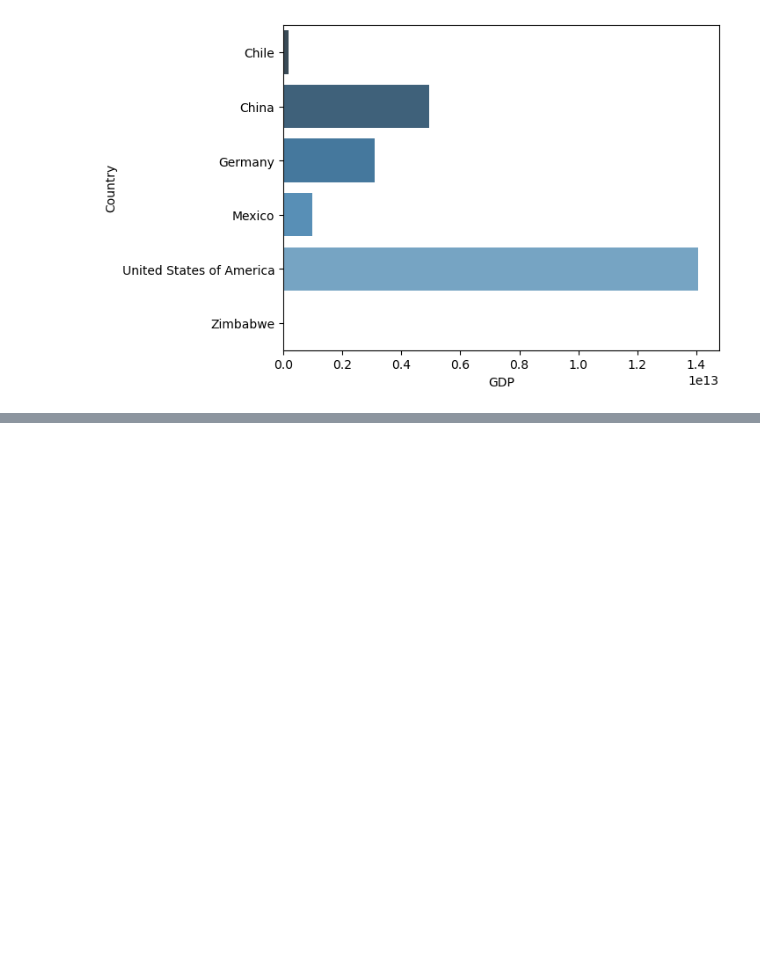
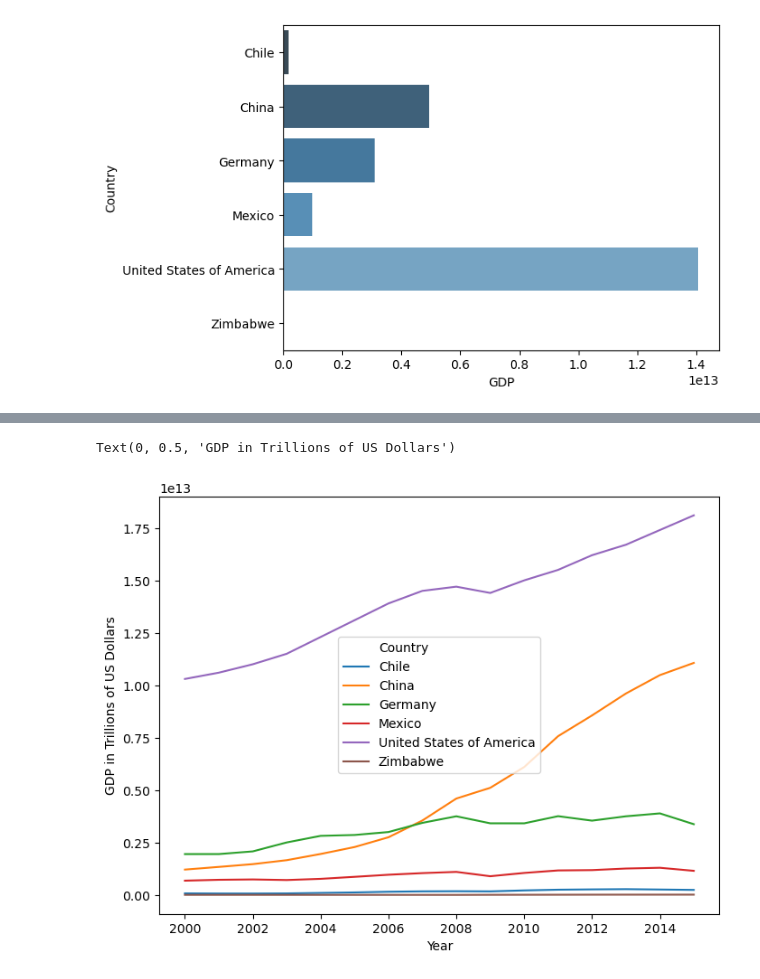
Before and after one commit to Tovborg/Life-Expectancy-and-GDP, a Jupyter notebook: life_expectancy_gdp.ipynb, the cells around one changed output, grey strips where cells are left out. Cells and saved outputs as stored; diff of their text form; code cells hidden in the pictures; blank space fills up the shorter version.

```diff
--- a/life_expectancy_gdp.ipynb
+++ b/life_expectancy_gdp.ipynb
@@ -96,0 +100,4 @@ In the above barplot we can that the US has the highest GDP, followed by China a
+# %%
+GDPCountryYear = health_data.groupby(['Country', 'Year']).mean().reset_index()
+
+GDPCountryYear
@@ -96,0 +118,7 @@ In the above barplot we can that the US has the highest GDP, followed by China a
+# %%
+plt.figure(figsize=(8,6))
+sns.lineplot(x='Year', y='GDP', hue='Country', data=GDPCountryYear)
+plt.ylabel('GDP in Trillions of US Dollars')
+# %% [output]
+Text(0, 0.5, 'GDP in Trillions of US Dollars')
+[figure, added]
```
Also changed, not shown: parts of 12 cells of this notebook.
